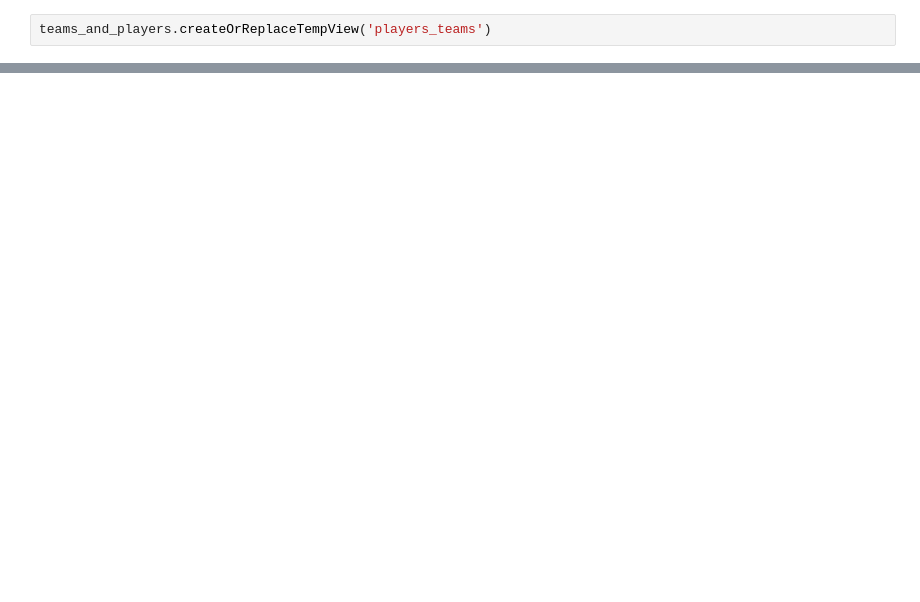
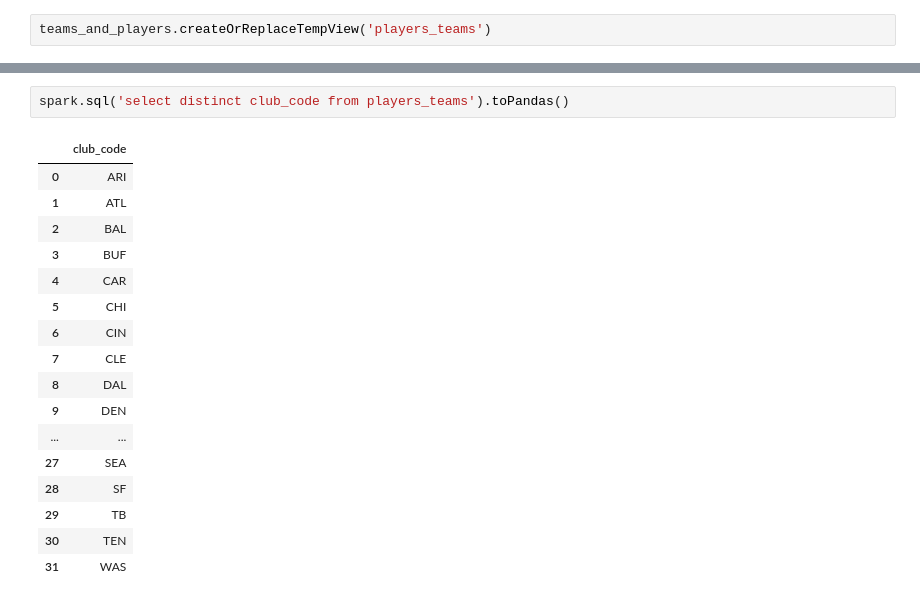
Before and after one commit to osherboudara99/NFL_Stats_Project, a Jupyter notebook: NFL_Project.ipynb, the cells around one changed output, grey strips where cells are left out. Saved outputs shown, nothing was run; the diff lists cells and outputs as text; blank space fills up the shorter version.

```diff
--- a/NFL_Project.ipynb
+++ b/NFL_Project.ipynb
@@ -59,0 +94,20 @@ teams_and_players.createOrReplaceTempView('players_teams')
+# %%
+spark.sql('select distinct club_code from players_teams').toPandas()
+# %% [output]
+|  | club_code |
+| 0 | ARI |
+| 1 | ATL |
+| 2 | BAL |
+| 3 | BUF |
+| 4 | CAR |
+| 5 | CHI |
+| 6 | CIN |
+| 7 | CLE |
+| 8 | DAL |
+| 9 | DEN |
+| ... | ... |
+| 27 | SEA |
+| 28 | SF |
+| 29 | TB |
+| 30 | TEN |
+| 31 | WAS |
```
Also changed, not shown: parts of 5 cells of this notebook.
